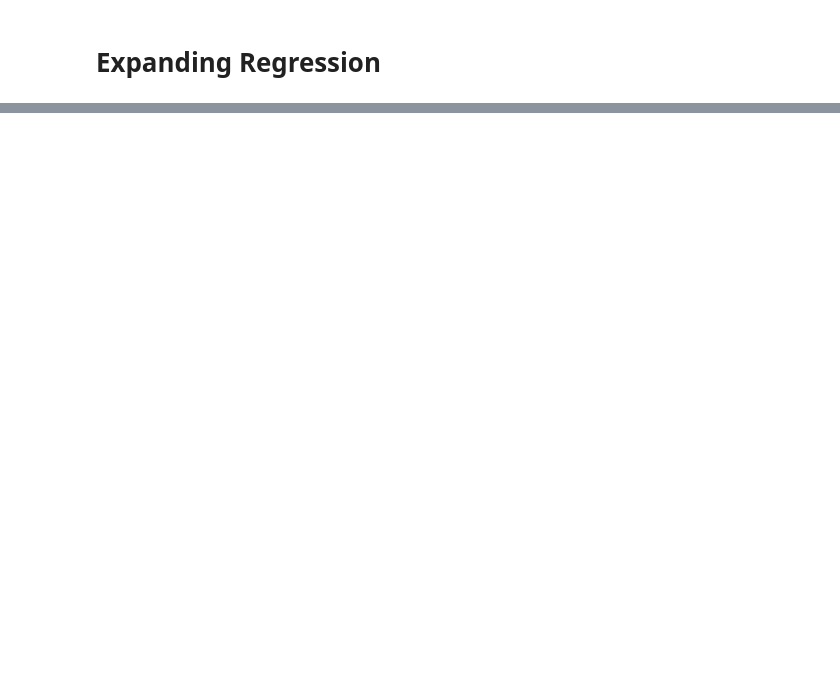
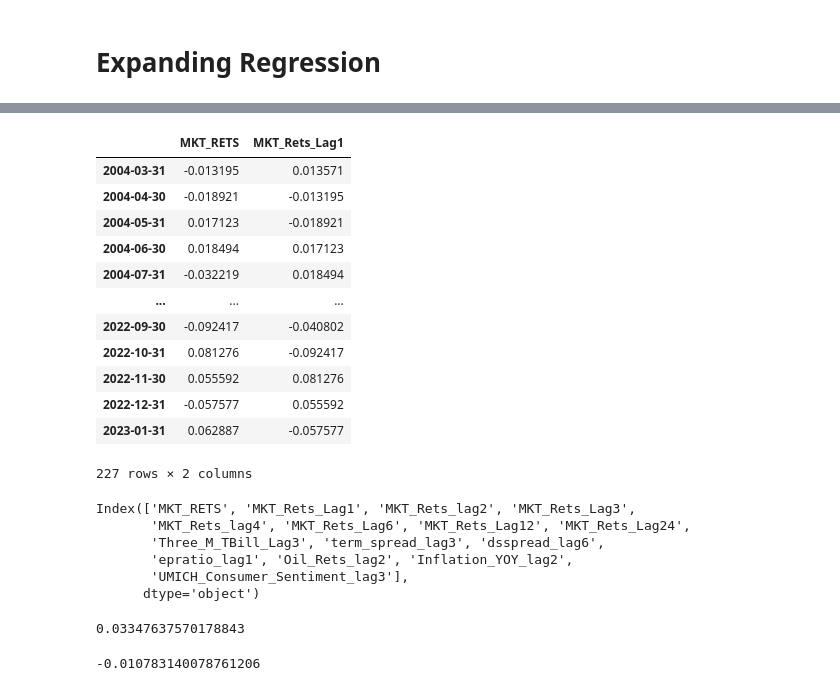
Before and after one commit to dcstein22/economics, a Jupyter notebook: QTSProject_Stein_Version.ipynb, the cells around one changed output, grey strips where cells are left out. Cells and saved outputs as stored; diff of their text form; code cells hidden in the pictures; blank space fills up the shorter version.

```diff
--- a/QTSProject_Stein_Version.ipynb
+++ b/QTSProject_Stein_Version.ipynb
@@ -2024,2 +1984,21 @@ port_rets
 # %% [markdown]
 # Expanding Regression
+# %%
+FULL_MATRIX_DF = MARKET_RETURNS
+
+FULL_MATRIX_DF = FULL_MATRIX_DF.merge(MARKET_lag1, left_index=True, right_index=True)
+FULL_MATRIX_DF= FULL_MATRIX_DF.merge(MARKET_lag2, left_index=True, right_index=True)
+FULL_MATRIX_DF = FULL_MATRIX_DF.merge(MARKET_lag3, left_index=True, right_index=True)
+FULL_MATRIX_DF = FULL_MATRIX_DF.merge(MARKET_lag4, left_index=True, right_index=True)
+FULL_MATRIX_DF = FULL_MATRIX_DF.merge(MARKET_lag6, left_index=True, right_index=True)
+FULL_MATRIX_DF = FULL_MATRIX_DF.merge(MARKET_lag12, left_index=True, right_index=True)
+FULL_MATRIX_DF= FULL_MATRIX_DF.merge(MARKET_Lag24, left_index=True, right_index=True)
+# Adding Macroeconomic and other Important Financial Variables
+
+FULL_MATRIX_DF = FULL_MATRIX_DF.merge(TB3_Rate_Lag1, left_index=True, right_index=True)
+FULL_MATRIX_DF = FULL_MATRIX_DF.merge(tsspread_lag1, left_index=True, right_index=True)
+FULL_MATRIX_DF = FULL_MATRIX_DF.merge(dsspread_lag1, left_index=True, right_index=True)
+FULL_MATRIX_DF = FULL_MATRIX_DF.merge(epratio_lag1, left_index=True, right_index=True)
+FULL_MATRIX_DF = FULL_MATRIX_DF.merge(oil_lag, left_index=True, right_index=True)
+FULL_MATRIX_DF = FULL_MATRIX_DF.merge(inflation_lag1, left_index=True, right_index=True)
+FULL_MATRIX_DF = FULL_MATRIX_DF.merge(consumer_sentiment_lag1, left_index=True, right_index=True)
@@ -2025,0 +2021,18 @@ port_rets
+# %%
+m_rets_coint_df = FULL_MATRIX_DF[['MKT_RETS']].join(FULL_MATRIX_DF['MKT_Rets_Lag1'], how = 'inner').dropna()
+# %%
+m_rets_coint_df
+# %% [output]
+|  | MKT_RETS | MKT_Rets_Lag1 |
+| 2004-03-31 | -0.013195 | 0.013571 |
+| 2004-04-30 | -0.018921 | -0.013195 |
+| 2004-05-31 | 0.017123 | -0.018921 |
+| 2004-06-30 | 0.018494 | 0.017123 |
+| 2004-07-31 | -0.032219 | 0.018494 |
+| ... | ... | ... |
+| 2022-09-30 | -0.092417 | -0.040802 |
+| 2022-10-31 | 0.081276 | -0.092417 |
+| 2022-11-30 | 0.055592 | 0.081276 |
+| 2022-12-31 | -0.057577 | 0.055592 |
+| 2023-01-31 | 0.062887 | -0.057577 |
+227 rows × 2 columns
@@ -2025,0 +2041,9 @@ port_rets
+# %%
+FULL_MATRIX_DF.columns
+# %% [output]
+Index(['MKT_RETS', 'MKT_Rets_Lag1', 'MKT_Rets_lag2', 'MKT_Rets_Lag3',
+       'MKT_Rets_lag4', 'MKT_Rets_Lag6', 'MKT_Rets_Lag12', 'MKT_Rets_Lag24',
+       'Three_M_TBill_Lag3', 'term_spread_lag3', 'dsspread_lag6',
+       'epratio_lag1', 'Oil_Rets_lag2', 'Inflation_YOY_lag2',
+       'UMICH_Consumer_Sentiment_lag3'],
+      dtype='object')
@@ -2025,0 +2062,4 @@ port_rets
+# %%
+_regression_error_(FULL_MATRIX_DF.iloc[0:20]).values[-1]
+# %% [output]
+0.03347637570178843
@@ -2025,0 +2068,4 @@ port_rets
+# %%
+e.loc[FULL_MATRIX_DF.index[8]].values[0]
+# %% [output]
+-0.010783140078761206
```
Also changed, not shown: parts of 32 cells of this notebook.
